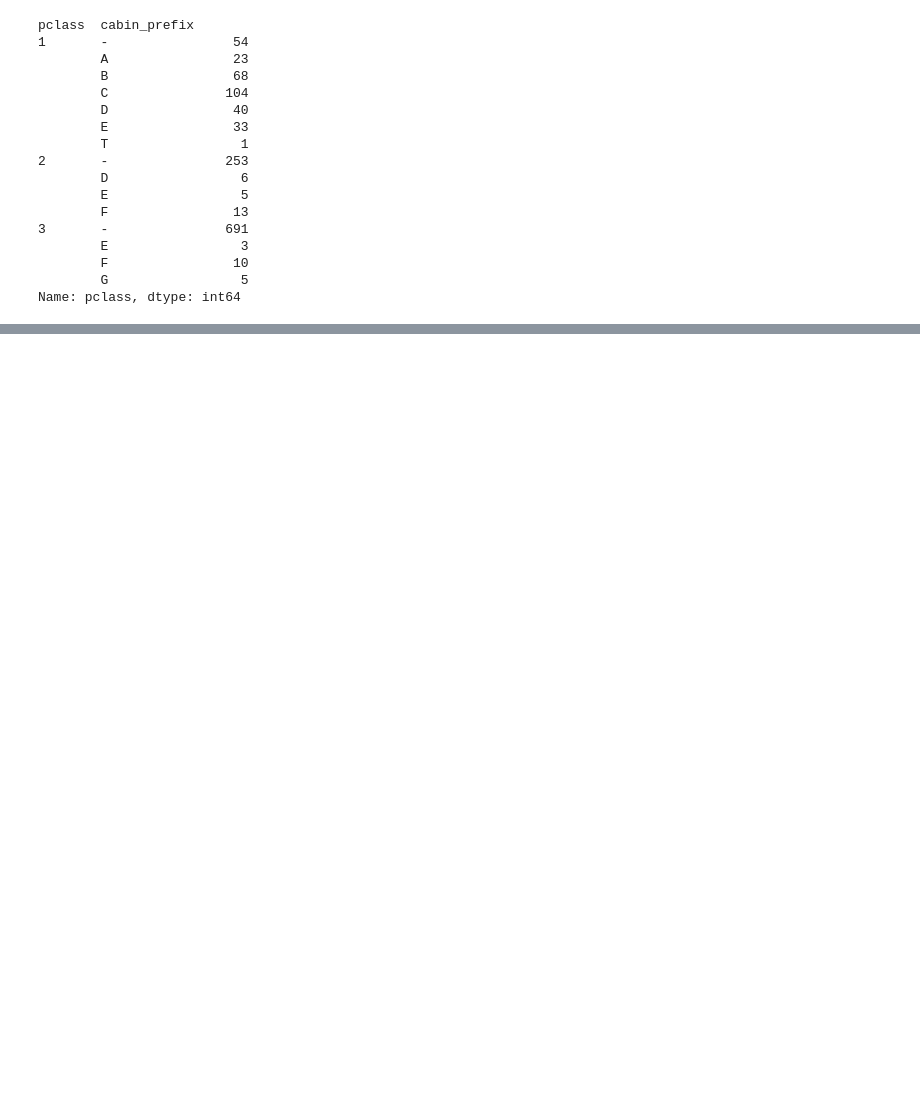
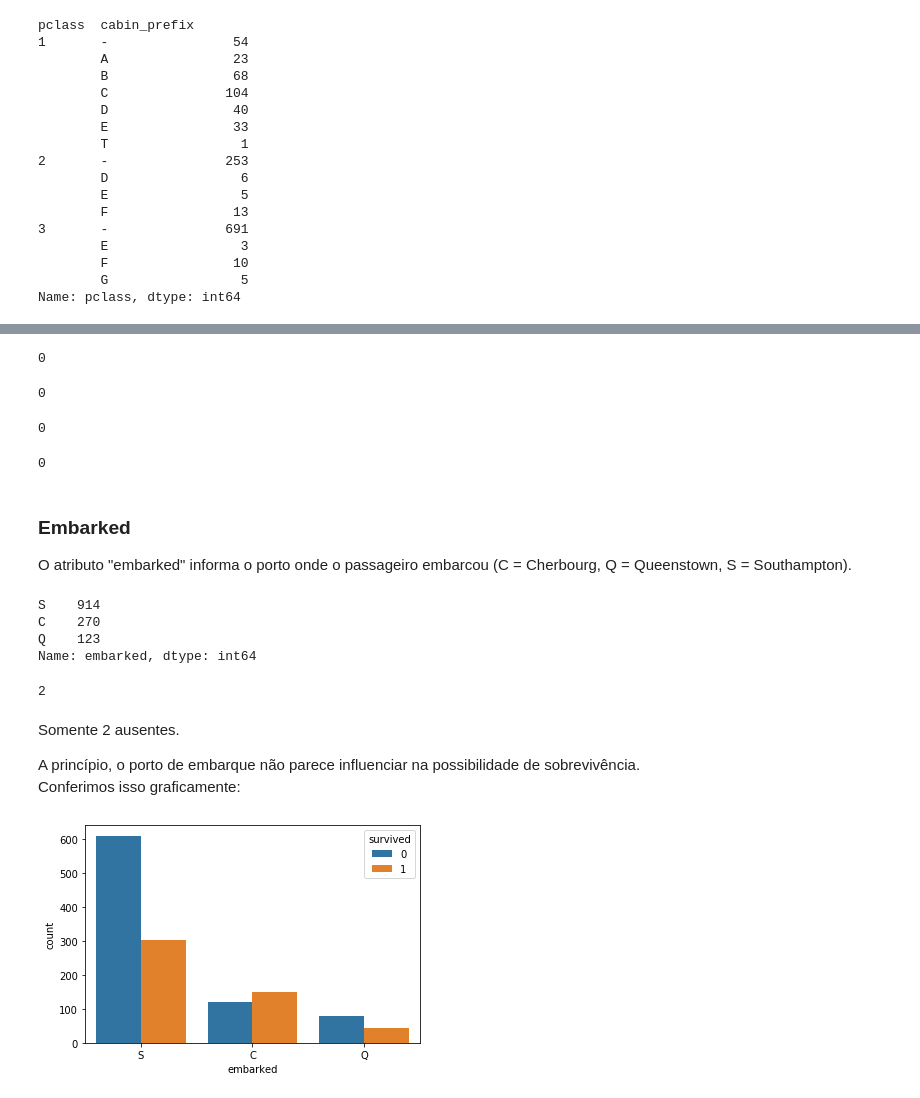
Before and after one commit to washolive/data-science, a Jupyter notebook: tratando_dados_ausentes.ipynb, the cells around one changed output, grey strips where cells are left out. Saved outputs shown, nothing was run; the diff lists cells and outputs as text; code cells hidden in the pictures; blank space fills up the shorter version.

Commit message:
Finished 'cabin' and 'embarked'; started 'home.dest'

```diff
--- a/tratando_dados_ausentes.ipynb
+++ b/tratando_dados_ausentes.ipynb
@@ -671,4 +639,5 @@ pclass_cabin
 # %%
-pclass_cabin_1 = list(pclass_cabin.loc[0, 'cabin'])
-pclass_cabin_2 = list(pclass_cabin.loc[1, 'cabin'])
-pclass_cabin_3 = list(pclass_cabin.loc[2, 'cabin'])
+# Separa as listas
+pc_1 = list(pc.loc[0, 'cabin'])
+pc_2 = list(pc.loc[1, 'cabin'])
+pc_3 = list(pc.loc[2, 'cabin'])
@@ -713,0 +659,49 @@ df.loc[(df['pclass'] == 1) & df['cabin'].isnull(), 'cabin'].shape
+# %%
+# Preenche cabines nulas da classe 1
+mask = (df['pclass'] == 1) & (df['cabin'].isnull())
+df.loc[mask, 'cabin'] = df.loc[mask, 'cabin'].apply(lambda x: random.choice(pc_1))
+df[df['pclass'] == 1]['cabin'].isnull().sum()
+# %% [output]
+0
+# %%
+# Preenche cabines nulas da classe 2
+mask = (df['pclass'] == 2) & (df['cabin'].isnull())
+df.loc[mask, 'cabin'] = df.loc[mask, 'cabin'].apply(lambda x: random.choice(pc_2))
+df[df['pclass'] == 2]['cabin'].isnull().sum()
+# %% [output]
+0
+# %%
+# Preenche cabines nulas da classe 3
+mask = (df['pclass'] == 3) & (df['cabin'].isnull())
+df.loc[mask, 'cabin'] = df.loc[mask, 'cabin'].apply(lambda x: random.choice(pc_3))
+df[df['pclass'] == 3]['cabin'].isnull().sum()
+# %% [output]
+0
+# %%
+df.cabin.isnull().sum()
+# %% [output]
+0
+# %% [markdown]
+### Embarked
+O atributo "embarked" informa o porto onde o passageiro embarcou (C = Cherbourg, Q = Queenstown, S = Southampton).
+# %%
+df['embarked'].value_counts()
+# %% [output]
+S    914
+C    270
+Q    123
+Name: embarked, dtype: int64
+# %%
+df['embarked'].isnull().sum()
+# %% [output]
+2
+# %% [markdown]
+Somente 2 ausentes.
+
+A princípio, o porto de embarque não parece influenciar na possibilidade de sobrevivência.
+Conferimos isso graficamente:
+# %%
+sns.countplot(x='embarked', hue='survived', data=df)
+plt.show()
+# %% [output]
+[figure, added]
```
Also changed, not shown: parts of 100 cells of this notebook, 1 other file.
